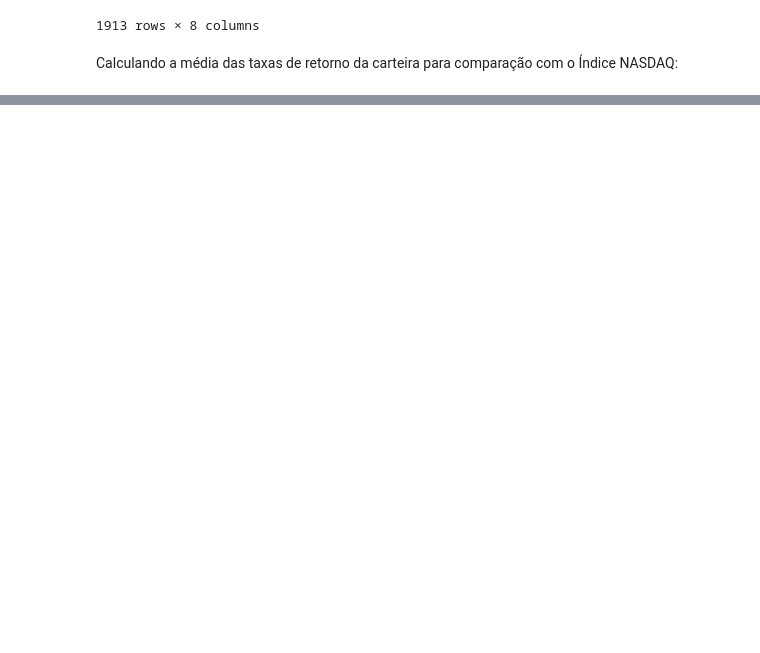
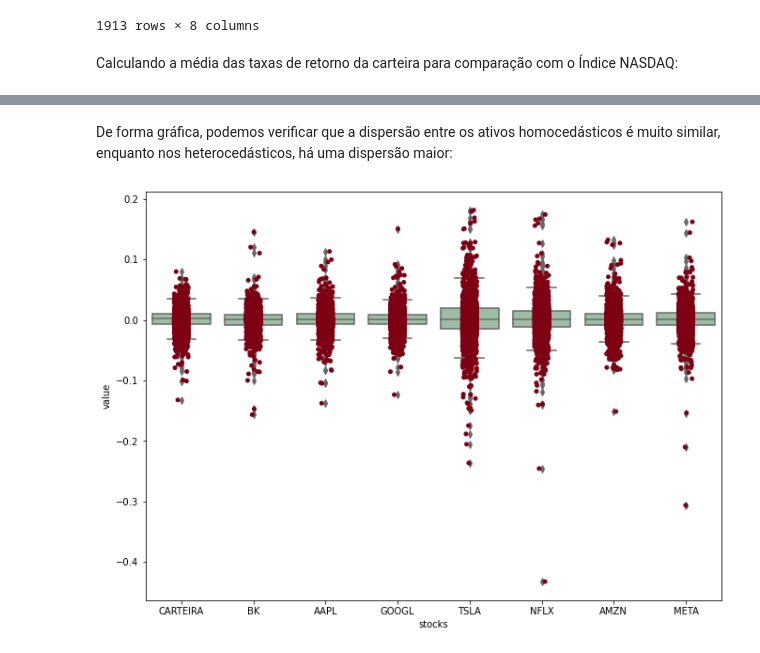
Before and after one commit to demetriusjube/ppca-aedi, a Jupyter notebook: anova/anova.ipynb, the cells around one changed output, grey strips where cells are left out. Cells and saved outputs as stored; diff of their text form; code cells hidden in the pictures; blank space fills up the shorter version.

```diff
--- a/anova/anova.ipynb
+++ b/anova/anova.ipynb
@@ -258,0 +241,12 @@ Com esse resultado, identificamos que a relação entre a Carteira e o índice N
+# %% [markdown]
+De forma gráfica, podemos verificar que a dispersão entre os ativos homocedásticos é muito similar, enquanto nos heterocedásticos, há uma dispersão maior:
+# %%
+plt.figure(figsize =(11, 8))
+df_melt = pd.melt(taxas_retorno_date.reset_index(), id_vars=['index'], value_vars=['CARTEIRA','BK','AAPL','GOOGL', 'TSLA', 'NFLX', 'AMZN', 'META'])
+df_melt.columns = ['index', 'stocks', 'value']
+
+ax = sns.boxplot(x='stocks', y='value', data=df_melt, color='#99c2a2')
+ax = sns.stripplot(x="stocks", y="value", data=df_melt, color='#7d0013')
+plt.show()
+# %% [output]
+[figure, added]
```
Also changed, not shown: parts of 18 cells of this notebook, 1 other file.
